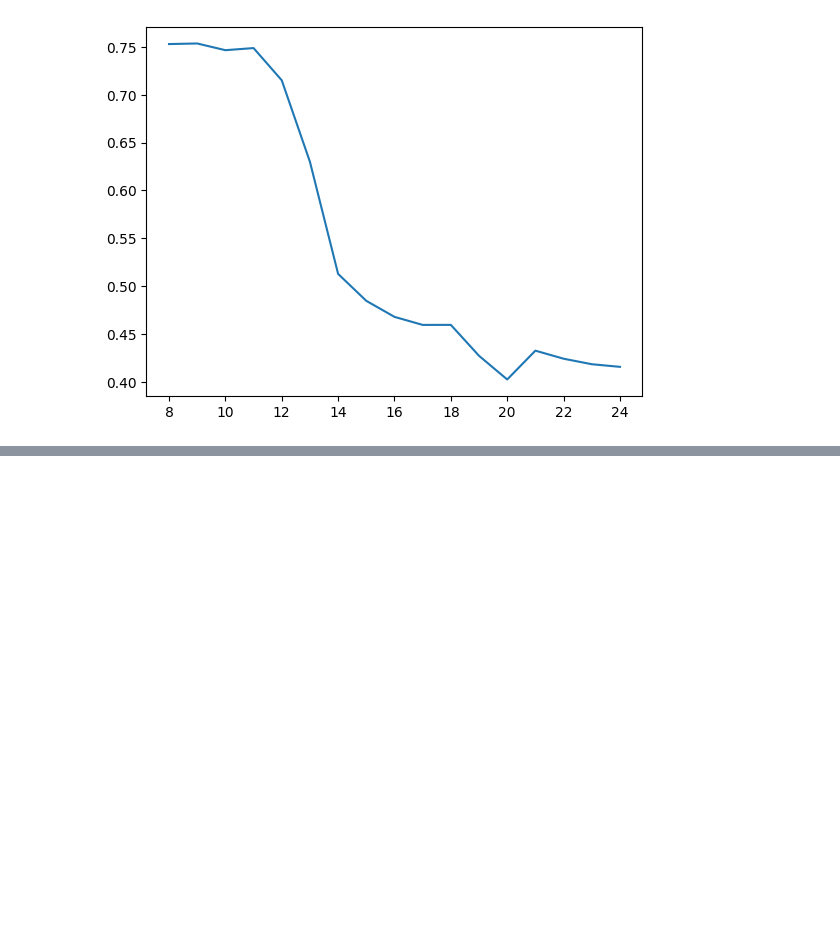
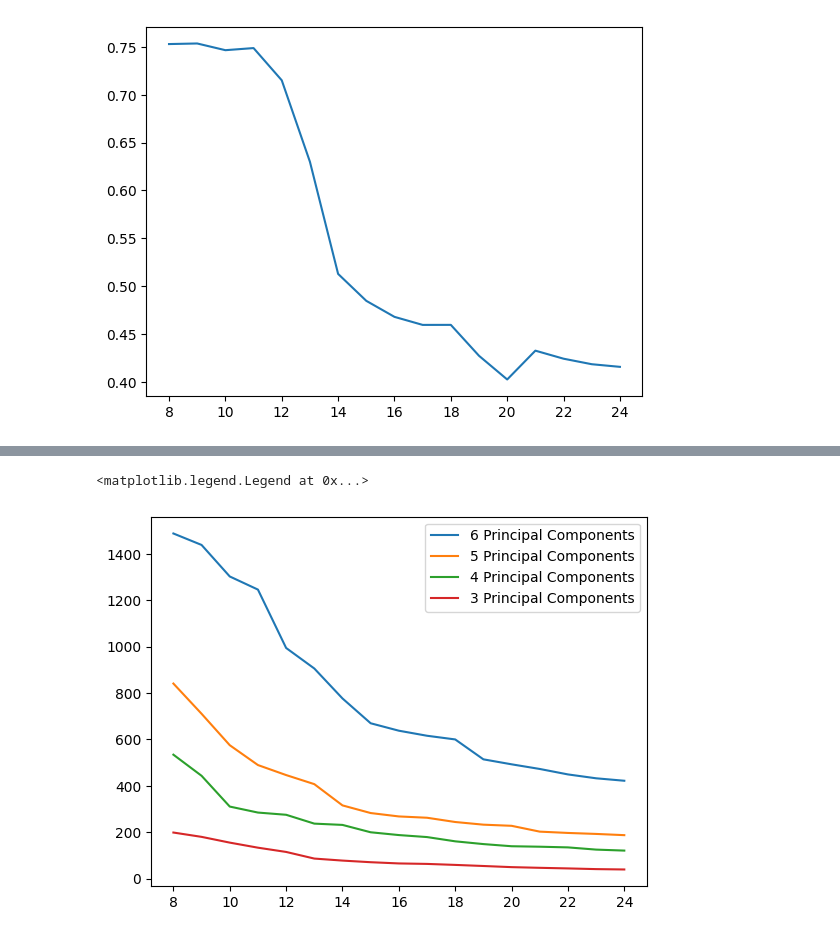
Before and after one commit to MattGroho/tab-hero, a Jupyter notebook: scripts/unsupersived_pipeline/unsupervised_pipeline_investigation.ipynb, the cells around one changed output, grey strips where cells are left out. Drawn from its saved outputs; the diff is of its cells as text; code cells hidden in the pictures; blank space fills up the shorter version.

```diff
--- a/scripts/unsupersived_pipeline/unsupervised_pipeline_investigation.ipynb
+++ b/scripts/unsupersived_pipeline/unsupervised_pipeline_investigation.ipynb
@@ -588,0 +610,29 @@ plt.plot(kmeans_eval_df.n_clusters, kmeans_eval_df.silhouette_score)
+# %%
+poss_principal_components = range(3,7)
+kmeans_eval_dfs = []
+
+
+for n_components in poss_principal_components:
+    inertia = []
+    silhouette = []
+
+    data_pca = PCA(n_components=n_components).fit_transform(data_scaled)
+
+    for n_clusters in poss_clusters:
+        kmeans = KMeans(
+            n_clusters=n_clusters,
+            random_state=42
+        ).fit(data_pca)
+
+        # labels = kmeans.predict(data_pca)
+
+        # Evaluation
+        inertia.append(kmeans.inertia_)
+        silhouette.append(silhouette_score(data_pca, kmeans.labels_))
+
+    kmeans_eval_dfs.append(pd.DataFrame({
+        f'{n_components}_inertia': inertia,
+        f'{n_components}_silhouette_score': silhouette
+    }))
+
+kmeans_eval_dfs
@@ -588,0 +657,5 @@ plt.plot(kmeans_eval_df.n_clusters, kmeans_eval_df.silhouette_score)
+# %%
+kmeans_eval_grid = pd.concat(kmeans_eval_dfs, axis=1)
+kmeans_eval_grid.loc[:, 'n_clusters'] = poss_clusters
+kmeans_eval_grid.set_index('n_clusters', inplace=True)
+kmeans_eval_grid
@@ -588,0 +682,9 @@ plt.plot(kmeans_eval_df.n_clusters, kmeans_eval_df.silhouette_score)
+# %%
+for pc in poss_principal_components[::-1]:
+    inertia_col = f'{pc}_inertia'
+    plt.plot(kmeans_eval_grid.index, kmeans_eval_grid.loc[:, inertia_col], label=f'{pc} Principal Components')
+
+plt.legend()
+# %% [output]
+<matplotlib.legend.Legend at 0x...>
+[figure, added]
```
Also changed, not shown: parts of 17 cells of this notebook.
